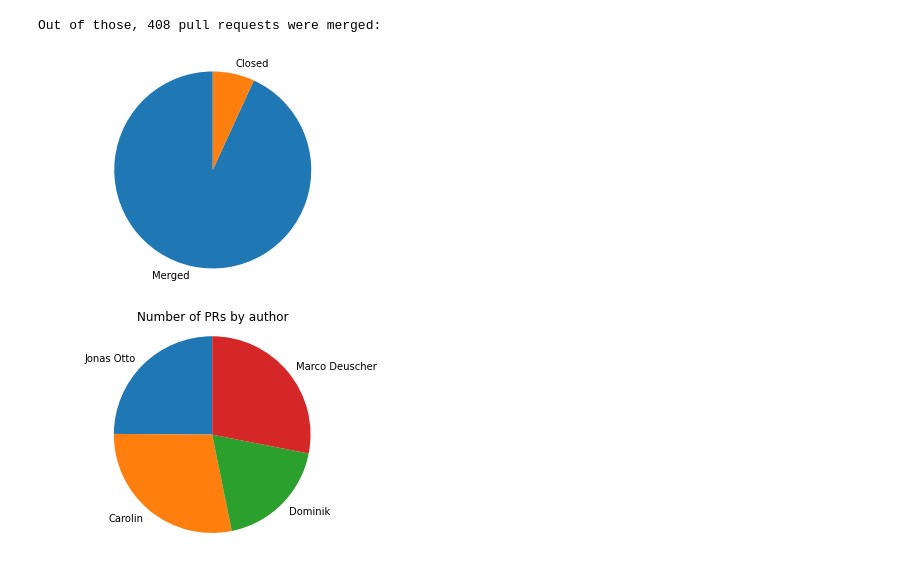
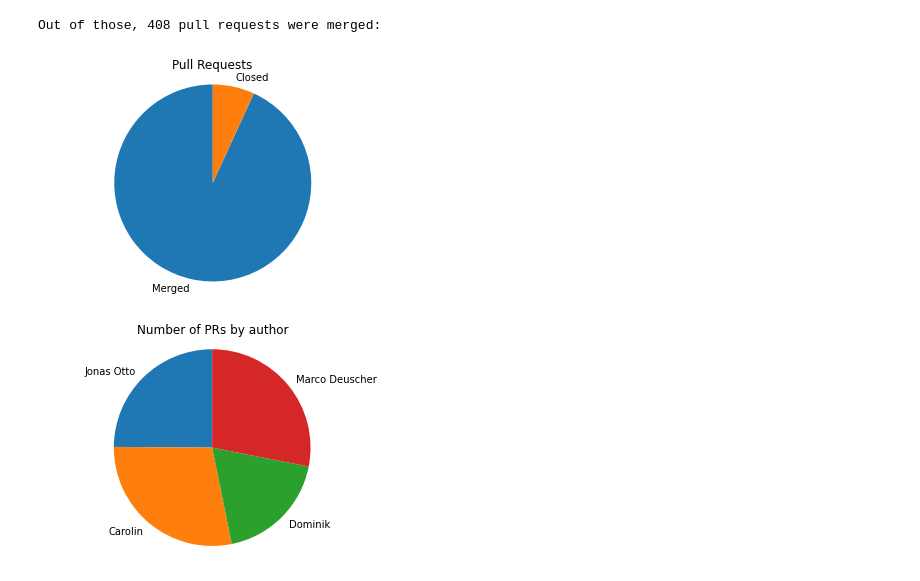
Before and after one commit to SoPra-Team-17/stats, a Jupyter notebook: Notebook.ipynb, the cells around one changed output. Cells and saved outputs as stored; diff of their text form; code cells hidden in the pictures.

Commit message:
graph output

```diff
--- a/Notebook.ipynb
+++ b/Notebook.ipynb
@@ -38,12 +38,14 @@ Out of those, 408 pull requests were merged:
 # %%
 labels = ["Merged", "Closed"]
 numbers = [len(merged), len(pulls)-len(merged)]
 fig1, ax1 = plt.subplots()
 ax1.pie(numbers, labels=labels, startangle=90)
 ax1.axis("equal")
+ax1.set_title("Pull Requests")
+plt.savefig('prs.pdf')
 plt.show()
 # %% [output]
-[figure, old version]
+[figure, new version]
 # %%
 authors = {}
 for pull in pulls:
```
Also changed, not shown: parts of 9 cells of this notebook, 1 other file.
